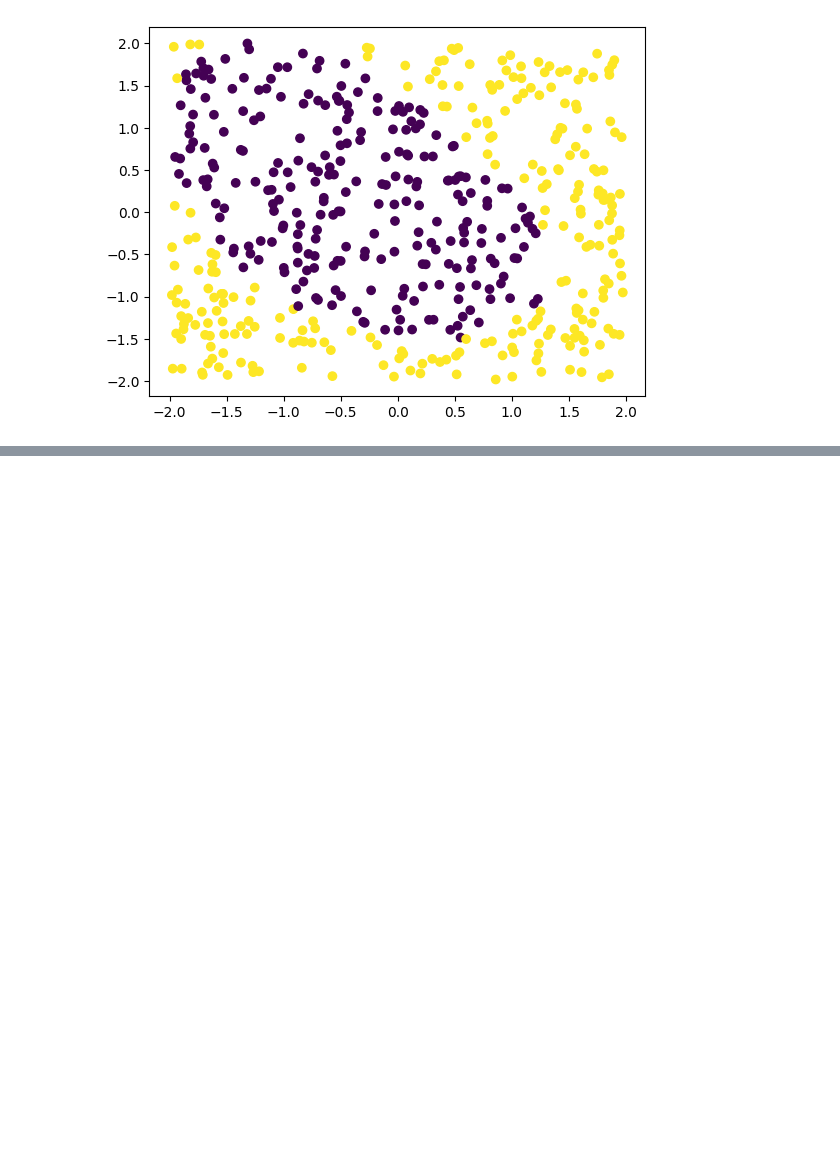
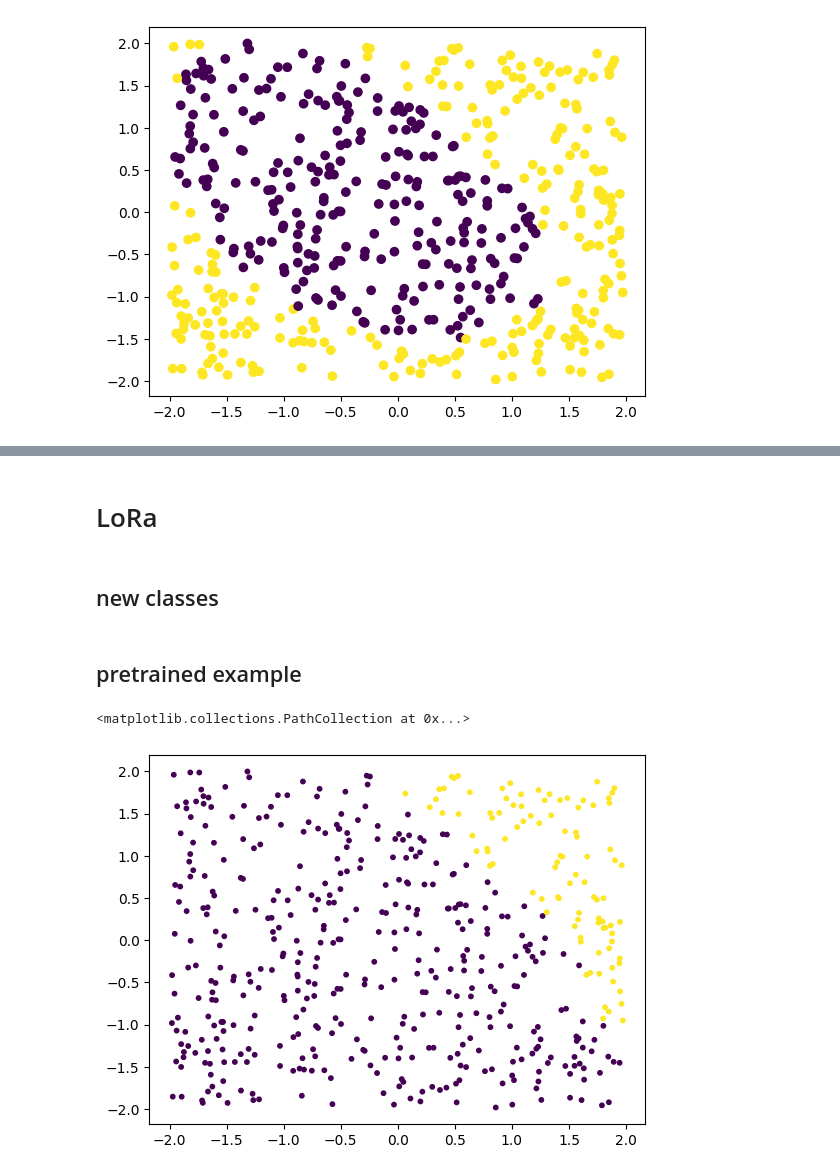
Before and after one commit to brouser2001/mae-5733, a Jupyter notebook: final/final_w_solns.ipynb, the cells around one changed output, grey strips where cells are left out. Cells and saved outputs as stored; diff of their text form; code cells hidden in the pictures; blank space fills up the shorter version.

Commit message:
added lora implementation

```diff
--- a/final/final_w_solns.ipynb
+++ b/final/final_w_solns.ipynb
@@ -358,6 +361,10 @@ for _ in range(n_runs):
     loss.extend(trainer.train(X,y_classification))
     predictions.append(nnet(X))
 loss=np.array(loss).flatten()
+# %%
+#save this model for later
+with open('nnet.pkl', 'wb') as file:
+    pickle.dump(nnet, file)
 # %%
 plt.figure()
 plt.plot(loss)
@@ -377,0 +385,4 @@ plt.show()
+# %% [markdown]
+# LoRa
+# %% [markdown]
+## new classes
@@ -377,0 +579,15 @@ plt.show()
+# %% [markdown]
+## pretrained example
+# %%
+with open('nnet.pkl', 'rb') as file:
+    pretrained = pickle.load(file)
+loranet=LoRaNet(pretrained_net=pretrained, freeze_weights=True)
+loranet.init_lora(1,2)
+# %%
+out=loranet(X)
+loranet.backward(y_classification-out)
+loranet.reset_lora_grads()
+plt.scatter(x1,x2,c=np.where(out>0.5,1,0),s=10)
+# %% [output]
+<matplotlib.collections.PathCollection at 0x...>
+[figure, added]
```
Also changed, not shown: parts of 17 cells of this notebook, 2 other files.
